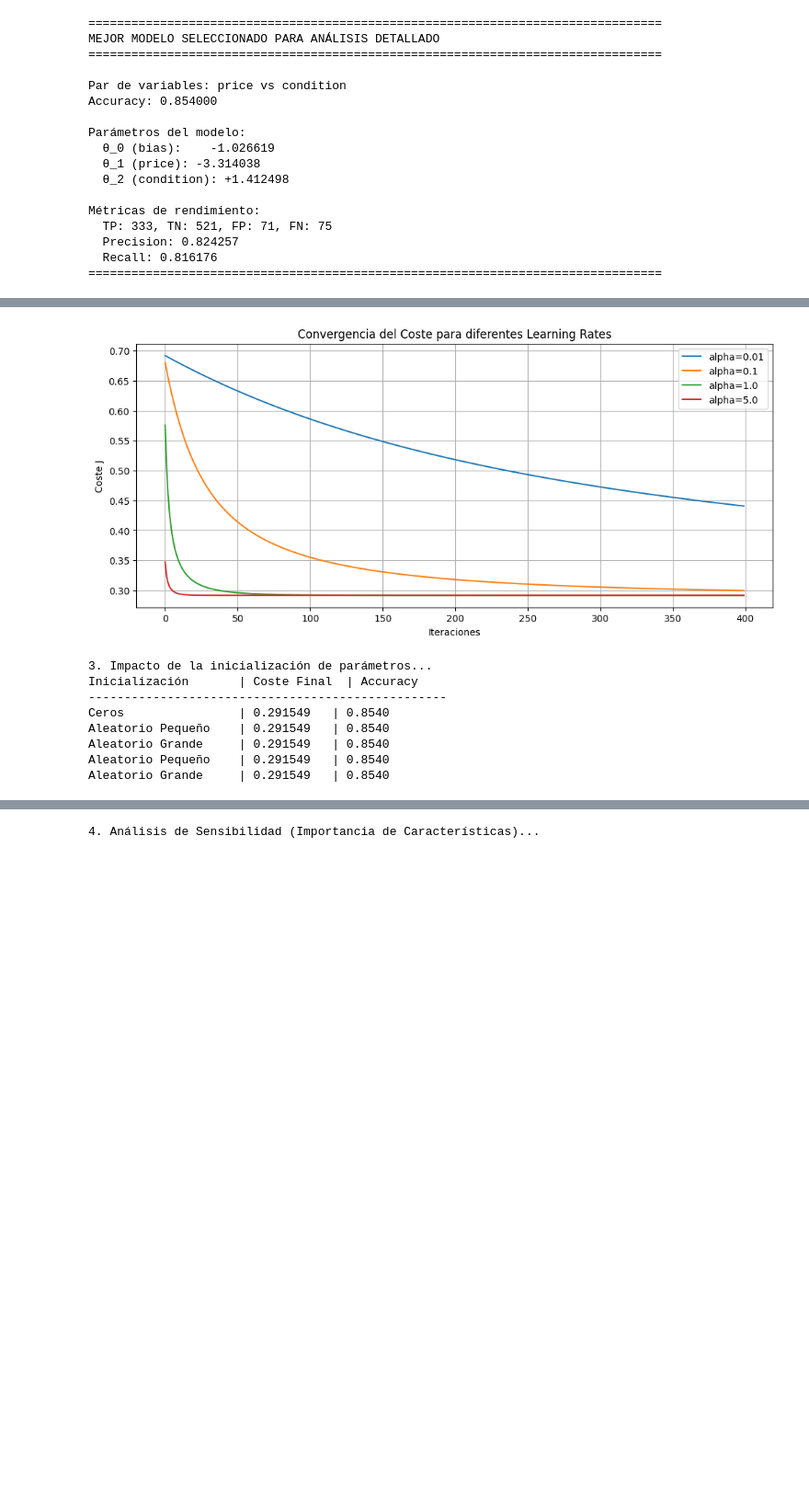
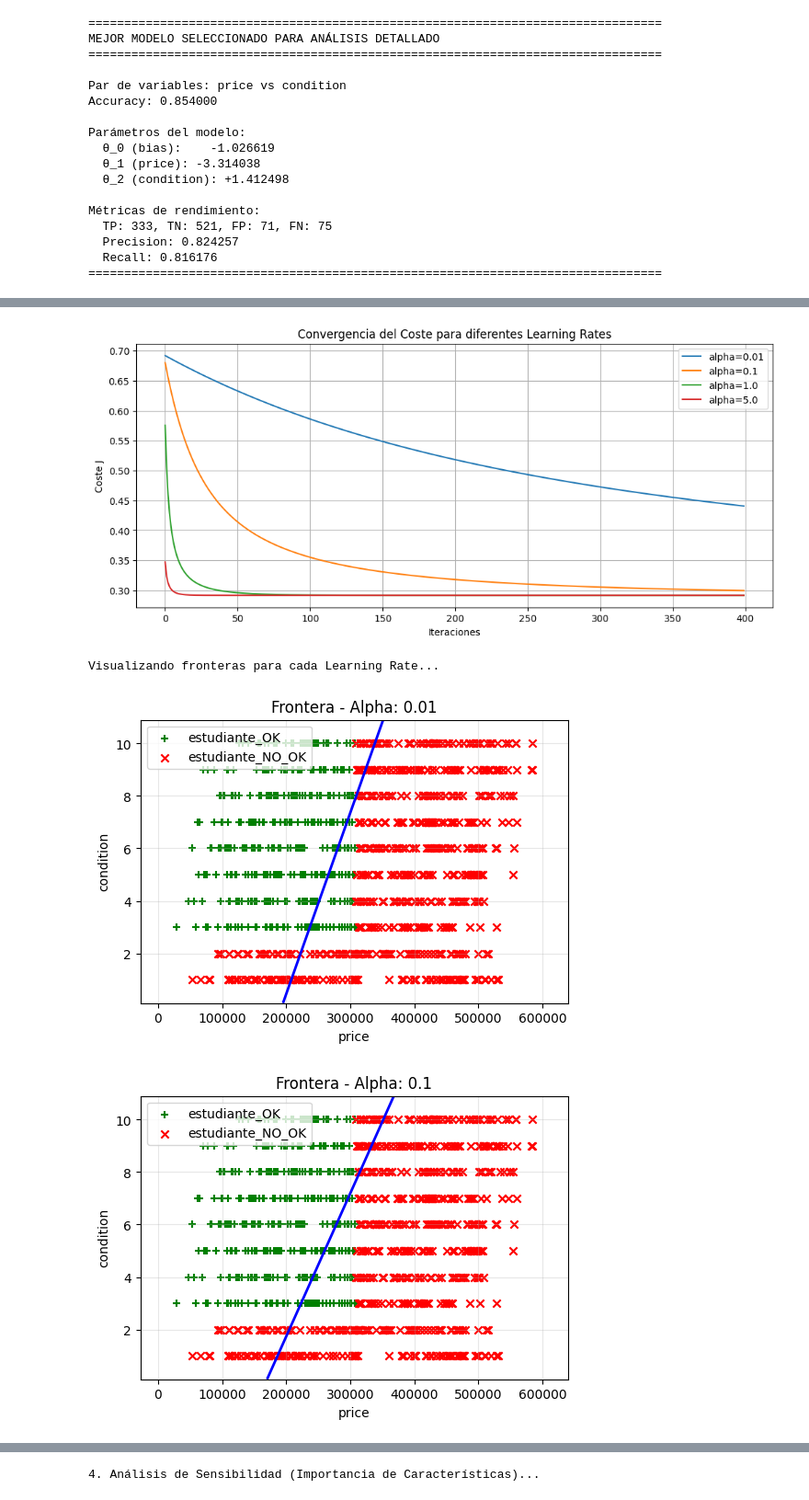
Before and after one commit to IA-devs-UPO/Trabajo1_IA, a Jupyter notebook: RegresionLogistica Mod5/regresion_logistica_modificacion5.ipynb, the cells around one changed output, grey strips where cells are left out. Shown at 92% size. Saved outputs shown, nothing was run; the diff lists cells and outputs as text; code cells hidden in the pictures; blank space fills up the shorter version.

```diff
--- a/RegresionLogistica Mod5/regresion_logistica_modificacion5.ipynb
+++ b/RegresionLogistica Mod5/regresion_logistica_modificacion5.ipynb
@@ -890,5 +884,4 @@ visualizar_frontera(mejor_theta, X_mejor_raw, y_full.to_numpy(), var1_best, var2
 # %%
-# 2. Analizar cómo cambia la frontera con diferentes learning rates (usando Gradient Descent simple)
 print("\n2. Análisis de Learning Rates (Descenso de Gradiente)...")
 
 def gradient_descent_simple(X, y, theta, alpha, num_iters):
@@ -898,64 +891,45 @@ def gradient_descent_simple(X, y, theta, alpha, num_iters):
 
     for i in range(num_iters):
         h = sigmoid(X.dot(theta_hist))
         grad = (1/m) * (X.T.dot(h - y))
         theta_hist = theta_hist - alpha * grad
         J_history.append(costFunction(theta_hist, pd.DataFrame(X), y))
 
     return theta_hist, J_history
 
 alphas = [0.01, 0.1, 1.0, 5.0]
-plt.figure(figsize=(12, 5))
 
 # Preparamos datos (ya normalizados y con bias del mejor modelo)
 X_gd = X_mejor.values
 y_gd = y_full.to_numpy().flatten()
 theta_init_gd = np.zeros(X_gd.shape[1])
 
+results = []
+
+# 1. Entrenar con diferentes alphas
 for alpha in alphas:
     theta_final, J_hist = gradient_descent_simple(X_gd, y_gd, theta_init_gd, alpha, 400)
+    results.append((alpha, theta_final, J_hist))
+
+# 2. Gráfica de Convergencia del Coste
+plt.figure(figsize=(12, 5))
+for alpha, theta_final, J_hist in results:
     plt.plot(J_hist, label=f'alpha={alpha}')
 
 plt.xlabel('Iteraciones')
 plt.ylabel('Coste J')
 plt.title('Convergencia del Coste para diferentes Learning Rates')
 plt.legend()
 plt.grid(True)
 plt.show()
 
-
-# 3. Impacto de la inicialización de parámetros
-print("\n3. Impacto de la inicialización de parámetros...")
-initializations = {
-    'Ceros': np.zeros(X_mejor.shape[1]),
-    'Aleatorio Pequeño': np.random.randn(X_mejor.shape[1]) * 0.01,
-    'Aleatorio Grande': np.random.randn(X_mejor.shape[1]) * 10
-}
-
-print(f"{'Inicialización':<20} | {'Coste Final':<12} | {'Accuracy':<10}")
-print("-" * 50)
-
-for name, theta_ini in initializations.items():
-    theta_opt_init = op.fmin_cg(
-        f=costFunction,
-        x0=theta_ini,
-        fprime=gradientFunction,
-        args=(X_mejor, y_gd),
-        maxiter=400,
-        disp=False
-    )
-    cost_final = costFunction(theta_opt_init, X_mejor, y_gd)
-    pred = predict(theta_opt_init, X_mejor, bool_round=True)
-    acc = np.mean(pred == y_gd)
-    print(f"{name:<20} | {cost_final:.6f}   | {acc:.4f}")
+# 3. Visualizar Fronteras resultantes
+print("\nVisualizando fronteras para cada Learning Rate...")
+for alpha, theta_final, J_hist in results:
+    visualizar_frontera(theta_final, X_mejor_raw, y_full.to_numpy(), var1_best, var2_best, mejor_media, mejor_desv, titulo=f"Frontera - Alpha: {alpha}")
 # %% [output]
 2. Análisis de Learning Rates (Descenso de Gradiente)...
 [figure]
-3. Impacto de la inicialización de parámetros...
-Inicialización       | Coste Final  | Accuracy
---------------------------------------------------
-Ceros                | 0.291549   | 0.8540
-Aleatorio Pequeño    | 0.291549   | 0.8540
-Aleatorio Grande     | 0.291549   | 0.8540
-Aleatorio Pequeño    | 0.291549   | 0.8540
-Aleatorio Grande     | 0.291549   | 0.8540
+Visualizando fronteras para cada Learning Rate...
+[figure, added]
+[figure, added]
```
Also changed, not shown: parts of 13 cells of this notebook, 1 other file.
